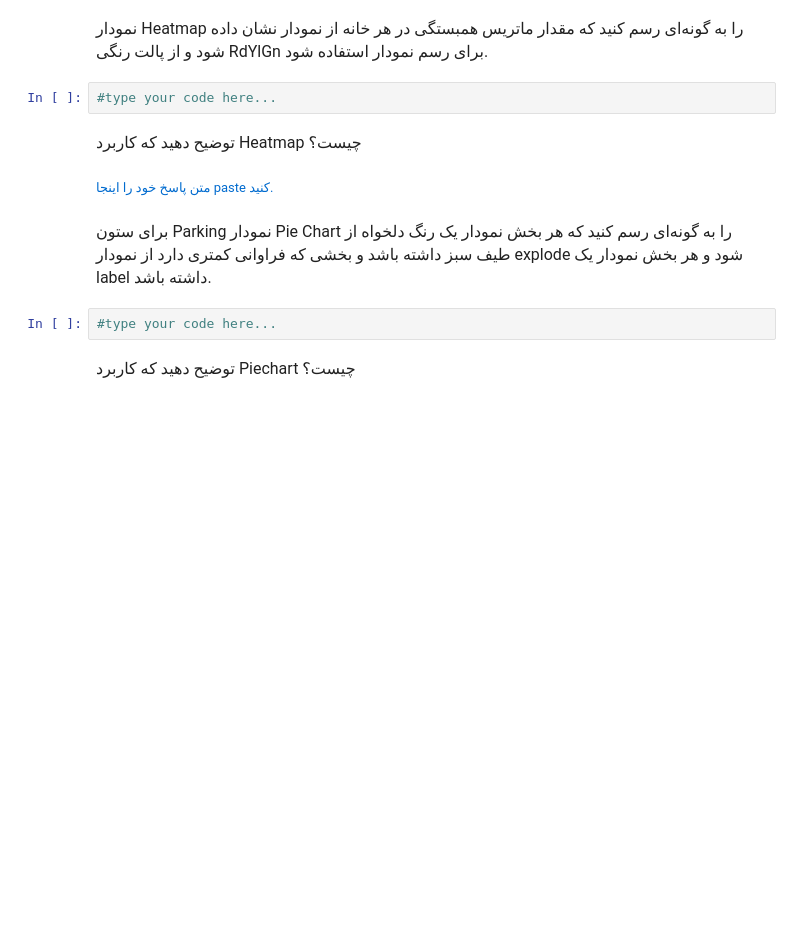
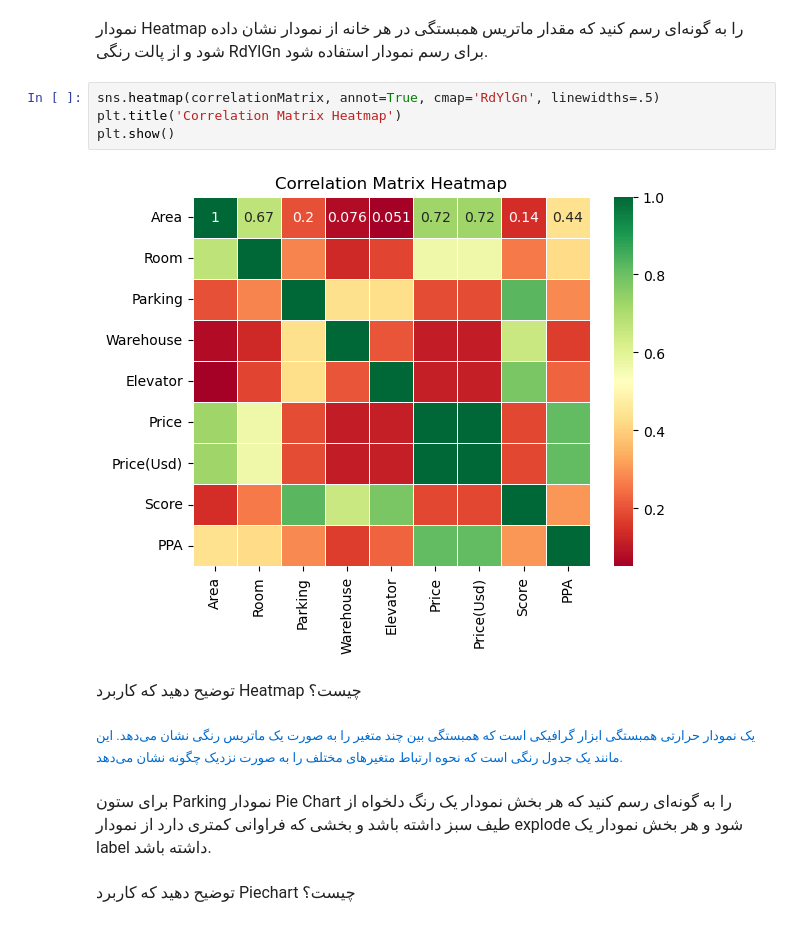
Before and after one commit to Marshal21051/FOP2023-Python-Project-SUT, a Jupyter notebook: project.ipynb, the cells around one changed output. Drawn from its saved outputs; the diff is of its cells as text; blank space fills up the shorter version.

```diff
--- a/project.ipynb
+++ b/project.ipynb
@@ -1159,7 +1174,11 @@ plt.show()
     </font>
 </div>
 # %%
-#type your code here...
+sns.heatmap(correlationMatrix, annot=True, cmap='RdYlGn', linewidths=.5)
+plt.title('Correlation Matrix Heatmap')
+plt.show()
+# %% [output]
+[figure, added]
 # %% [markdown]
 <div dir = "rtl" style="font-face:IranSansX;direction:rtl;line-height:250%;font-size:small;">
 	<font face="IranSansX" size=3>
@@ -1169,7 +1188,7 @@ plt.show()
 # %% [markdown]
 <div dir = "rtl" style="font-face:IranSansX;direction:rtl;font-size:small;">
 	<font face="IranSansX" size=2 color=#006bcf>
-متن پاسخ خود را اینجا paste کنید.
+        یک نمودار حرارتی همبستگی ابزار گرافیکی است که همبستگی بین چند متغیر را به صورت یک ماتریس رنگی نشان می‌دهد. این مانند یک جدول رنگی است که نحوه ارتباط متغیرهای مختلف را به صورت نزدیک چگونه نشان می‌دهد.
     </font>
 </div>
 # %% [markdown]
@@ -1178,8 +1197,6 @@ plt.show()
         برای ستون Parking نمودار Pie Chart را به گونه‌ای رسم کنید که هر بخش نمودار یک رنگ دلخواه از طیف سبز داشته باشد و بخشی که فراوانی کمتری دارد از نمودار explode شود و هر بخش نمودار یک label داشته باشد.
     </font>
 </div>
-# %%
-#type your code here...
 # %% [markdown]
 <div dir = "rtl" style="font-face:IranSansX;direction:rtl;line-height:250%;font-size:small;">
 	<font face="IranSansX" size=3>
```
Also changed, not shown: parts of 31 cells of this notebook, 1 other file.
